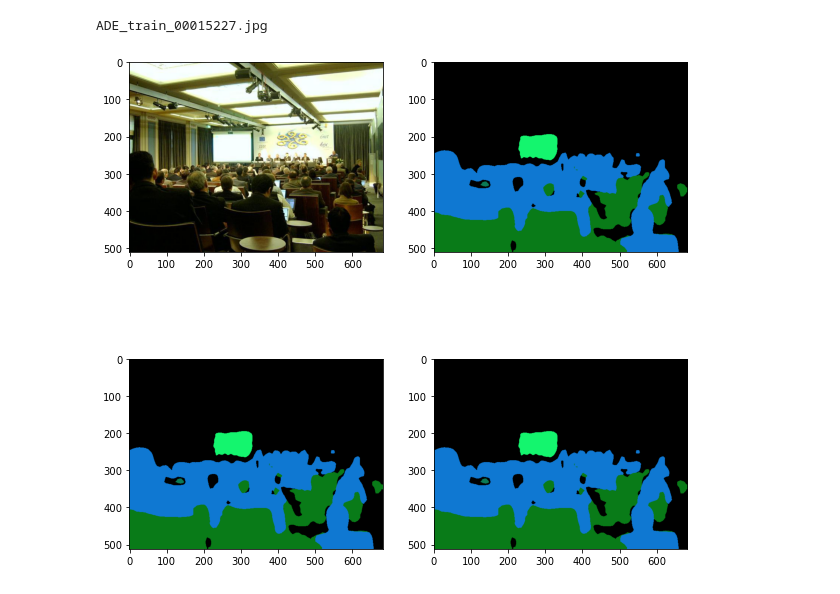
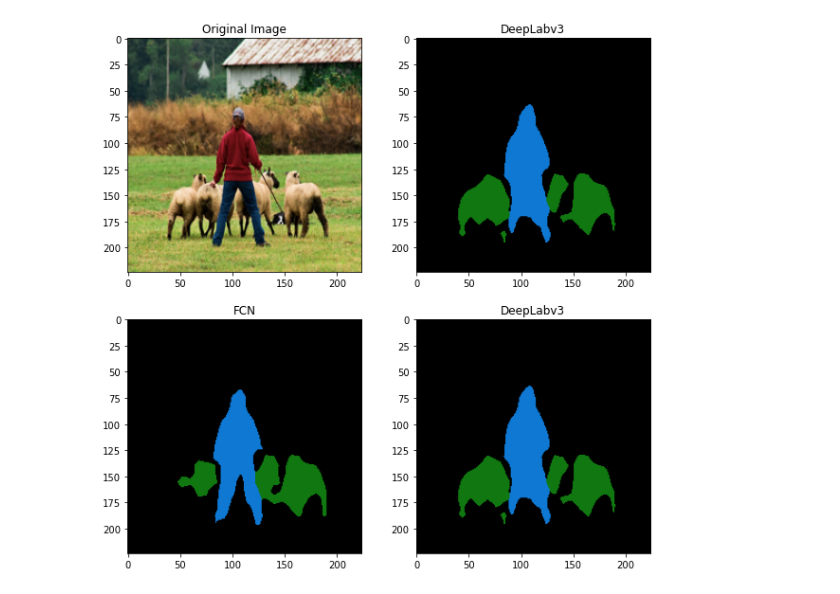
Before and after one commit to AlexwellChen/EnSeg, a Jupyter notebook: DeepLab_test.ipynb, the cells around one changed output. Cells and saved outputs as stored; diff of their text form; code cells hidden in the pictures.

```diff
--- a/DeepLab_test.ipynb
+++ b/DeepLab_test.ipynb
@@ -1,9 +4,9 @@
 # %%
 import torch
-model = torch.hub.load('pytorch/vision:v0.10.0', 'deeplabv3_resnet50', pretrained=True)
-# or any of these variants
-# model = torch.hub.load('pytorch/vision:v0.10.0', 'deeplabv3_resnet101', pretrained=True)
-# model = torch.hub.load('pytorch/vision:v0.10.0', 'deeplabv3_mobilenet_v3_large', pretrained=True)
-model.eval()
+from torchvision import models
+import segmentation_models_pytorch as smp
+DeepLabv3 = torch.hub.load('pytorch/vision:v0.10.0', 'deeplabv3_resnet50', pretrained=True).eval()
+FCN = models.segmentation.fcn_resnet101(pretrained=True).eval()
+LARSPP = models.segmentation.lraspp_mobilenet_v3_large(pretrained=True).eval()
 # %% [output]
 Using cache found in /Users/alexwell/.cache/torch/hub/pytorch_vision_v0.10.0
@@ -40,8 +21,10 @@ from PIL import Image
 from torchvision import transforms
 
 train_img_list = get_img_path(train_img)
-input_image = Image.open(train_img + train_img_list[1])
+# input_image = Image.open(train_img + train_img_list[3])
+input_image = Image.open("../deeplab1.png")
 input_image = input_image.convert("RGB")
+input_image = input_image.resize((224, 224))
 preprocess = transforms.Compose([
     transforms.ToTensor(),
     transforms.Normalize(mean=[0.485, 0.456, 0.406], std=[0.229, 0.224, 0.225]),
@@ -52,38 +35,48 @@ input_batch = input_tensor.unsqueeze(0) # create a mini-batch as expected by the
 
 # move the input and model to GPU for speed if available
 input_batch = input_batch.to('mps')
-model.to('mps')
+DeepLabv3.to('mps')
+FCN.to('mps')
 
 with torch.no_grad():
-    output = model(input_batch)['out'][0]
+    DeepLabv3_output = DeepLabv3(input_batch)['out'][0]
+    FCN_output = FCN(input_batch)['out'][0]
+    r_image = pspnet.detect_image(input_batch, count=count, name_classes=name_classes)
+
 torch.set_printoptions(profile="full")
-output_predictions = output.argmax(0)
+DeepLabv3_output_predictions = DeepLabv3_output.argmax(0)
+FCN_output_predictions = FCN_output.argmax(0)
-# %% [output]
-ADE_train_00015227.jpg
 # %%
 # create a color pallette, selecting a color for each class
 palette = torch.tensor([2 ** 25 - 1, 2 ** 15 - 1, 2 ** 21 - 1])
 colors = torch.as_tensor([i for i in range(21)])[:, None] * palette
 colors = (colors % 255).numpy().astype("uint8")
 
 # plot the semantic segmentation predictions of 21 classes in each color
-r = Image.fromarray(output_predictions.byte().cpu().numpy()).resize(input_image.size)
-r.putpalette(colors)
+DeepLabv3_r = Image.fromarray(DeepLabv3_output_predictions.byte().cpu().numpy()).resize(input_image.size)
+DeepLabv3_r.putpalette(colors)
+
+FCN_r = Image.fromarray(FCN_output_predictions.byte().cpu().numpy()).resize(input_image.size)
+FCN_r.putpalette(colors)
 
 import matplotlib.pyplot as plt
 # plt.imshow(r)
 # plt.imshow(input_image)
 
 fig = plt.figure(figsize=(10,10))
 ax1 = fig.add_subplot(2,2,1)
+ax1.set_title("Original Image")
 ax2 = fig.add_subplot(2,2,2)
+ax2.set_title("DeepLabv3")
 ax3 = fig.add_subplot(2,2,3)
+ax3.set_title("FCN")
 ax4 = fig.add_subplot(2,2,4)
+ax4.set_title("DeepLabv3")
 
 ax1.imshow(input_image)
-ax2.imshow(r)
-ax3.imshow(r)
-ax4.imshow(r)
+ax2.imshow(DeepLabv3_r)
+ax3.imshow(FCN_r)
+ax4.imshow(DeepLabv3_r)
 plt.show()
 # %% [output]
-[figure, old version]
+[figure, new version]
```
Also changed, not shown: parts of 5 cells of this notebook, 1 other file.
